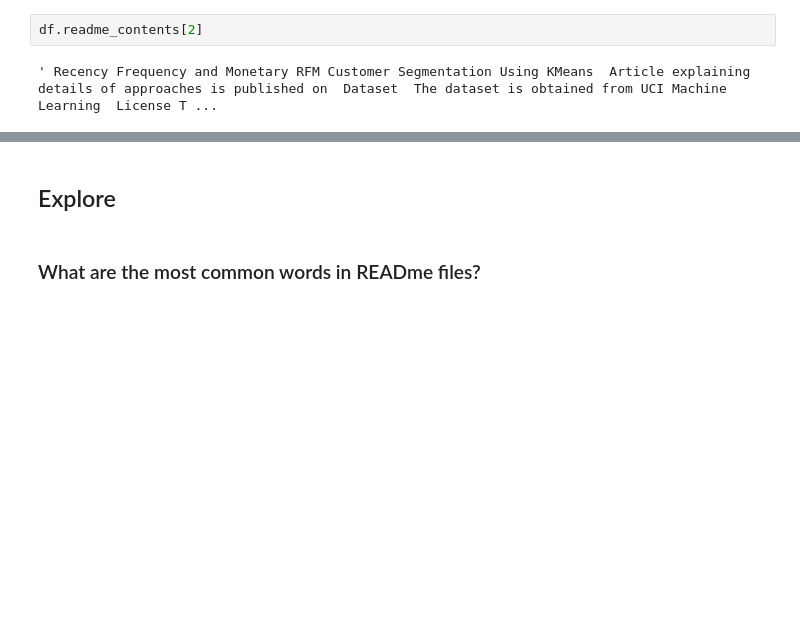
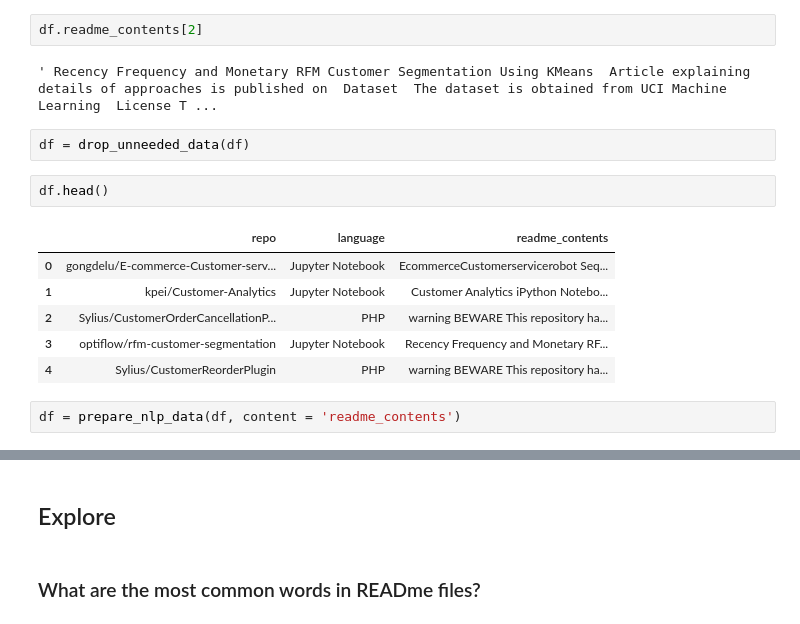
Before and after one commit to nlp-project-germain-group-6/nlp-web-scraping, a Jupyter notebook: malachi_hale_initial1.ipynb, the cells around one changed output, grey strips where cells are left out. Drawn from its saved outputs; the diff is of its cells as text; blank space fills up the shorter version.

```diff
--- a/malachi_hale_initial1.ipynb
+++ b/malachi_hale_initial1.ipynb
@@ -251,3 +251,16 @@ df.head()
 df.readme_contents[2]
 # %% [output]
 ' Recency Frequency and Monetary RFM Customer Segmentation Using KMeans  Article explaining details of approaches is published on  Dataset  The dataset is obtained from UCI Machine Learning  License T ...
+# %%
+df = drop_unneeded_data(df)
+# %%
+df.head()
+# %% [output]
+|  | repo | language | readme_contents |
+| 0 | gongdelu/E-commerce-Customer-serv... | Jupyter Notebook | EcommerceCustomerservicerobot Seq... |
+| 1 | kpei/Customer-Analytics | Jupyter Notebook | Customer Analytics iPython Notebo... |
+| 2 | Sylius/CustomerOrderCancellationP... | PHP | warning BEWARE This repository ha... |
+| 3 | optiflow/rfm-customer-segmentation | Jupyter Notebook | Recency Frequency and Monetary RF... |
+| 4 | Sylius/CustomerReorderPlugin | PHP | warning BEWARE This repository ha... |
+# %%
+df = prepare_nlp_data(df, content = 'readme_contents')
```
Also changed, not shown: parts of 4 cells of this notebook, 1 other file.
